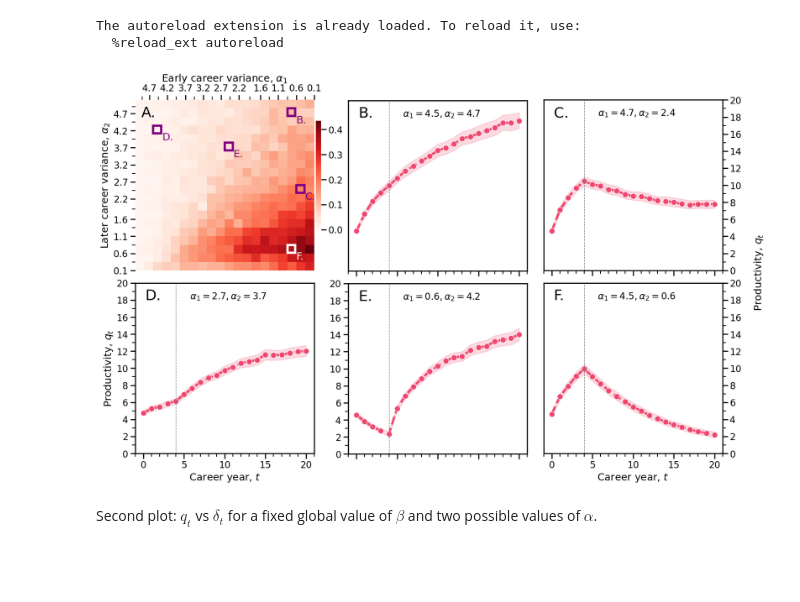
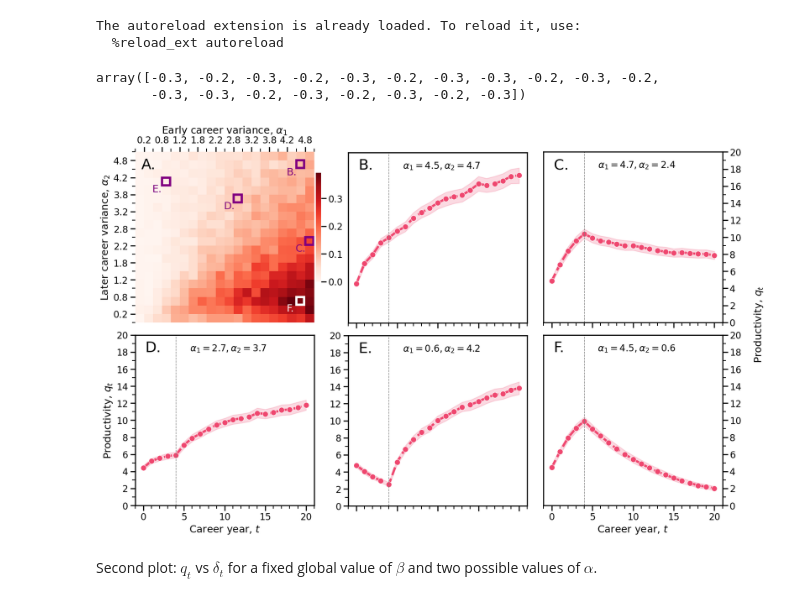
Before and after one commit to samzhang111/faculty-trajectories, a Jupyter notebook: fit/note/Simulations of simplified model vs. canonical trajectory.ipynb, the cells around one changed output. Drawn from its saved outputs; the diff is of its cells as text; code cells hidden in the pictures; blank space fills up the shorter version.

```diff
--- a/fit/note/Simulations of simplified model vs. canonical trajectory.ipynb
+++ b/fit/note/Simulations of simplified model vs. canonical trajectory.ipynb
@@ -112,8 +112,13 @@ shown_labels_loc = (np.concatenate(([0], minor_labels))[:-1] + minor_labels)/2
+# %%
+heatmap_labels[:-1] - heatmap_labels[1:]
+# %% [output]
+array([-0.3, -0.2, -0.3, -0.2, -0.3, -0.2, -0.3, -0.3, -0.2, -0.3, -0.2,
+       -0.3, -0.3, -0.2, -0.3, -0.2, -0.3, -0.2, -0.3])
 # %%
 def data_to_grid_space(axis, alpha1, alpha2):
     x_ix = np.where(heatmap_labels == alpha1)[0][0]
     y_ix = np.where(heatmap_labels == alpha2)[0][0]
-    return x_ix, len(heatmap_labels) - y_ix - 1
+    return x_ix + 1, len(heatmap_labels) - y_ix - 1
 
 
 def annotate_square(axis, alpha1, alpha2, inset_loc, color="black"):
@@ -125,7 +130,7 @@ def annotate_square(axis, alpha1, alpha2, inset_loc, color="black"):
 def annotate_square_lab(axis, alpha1, alpha2, lab, color="purple"):
     xy = data_to_grid_space(ax_A, alpha1, alpha2)
     axis.add_patch(patches.Rectangle(xy, 0.9, 0.9, edgecolor=color, lw=4, fill=False))
-    axis.text(xy[0] + 1, xy[1] + 1.7, lab, color=color)
+    axis.text(xy[0] - 1.1, xy[1] + 1.7, lab, color=color)
 
 inset_width = "30%"
 inset_height = "47%"
@@ -177,14 +182,25 @@ g = sns.heatmap(
         'anchor': (-3.83, 0.9)
     }
 )
-ax_A.set_xticks(minor_labels)
-ax_A.set_xticklabels(shown_labels[::-1] / 4)
-ax_A.set_yticks(minor_labels)
-ax_A.set_yticklabels(shown_labels[::-1] / 4)
+#ax_A.set_xticks(minor_labels - (minor_labels[1] - minor_labels[0]))
+#ax_A.set_xticks(shown_labels)
+#ax_A.set_yticks(shown_labels)
+#ax_A.set_yticklabels(shown_labels[::-1] / 4)
 
-ax_A.yaxis.set_minor_locator(FixedLocator(shown_labels_loc))
-ax_A.xaxis.set_minor_locator(FixedLocator(shown_labels_loc))
+heatmap_grid = np.linspace(0, heatmap_labels[-1]*4, 11)
 
+heatmap_grid_delta = heatmap_grid[1] - heatmap_grid[0]
+heatmap_grid_major = heatmap_grid + (heatmap_grid_delta)/2
+ax_A.set_xticks(heatmap_grid_major)
+ax_A.set_yticks(heatmap_grid_major)
+ax_A.set_xticklabels((heatmap_grid_major / 4).round(1))
+ax_A.set_yticklabels(((heatmap_grid_major[::-1] - heatmap_grid_delta) / 4).round(1))
+
+
+ax_A.yaxis.set_minor_locator(FixedLocator(heatmap_grid))
+ax_A.xaxis.set_minor_locator(FixedLocator(heatmap_grid))
+ax_A.set_xlim([0, heatmap_labels[-1]*4])
+ax_A.set_ylim([heatmap_labels[-1]*4, 0])
 
 ax_A.set_xlabel("Early career variance, $\\alpha_1$")
 ax_A.set_ylabel("Later career variance, $\\alpha_2$")
@@ -225,45 +241,45 @@ stylize_axis(ax2, lab="C.")
 shift_trans = ScaledTranslation(-0.04, -0.0765, ax.transAxes)
 ax3 = inset_axes(ax, width=inset_width, height=inset_height, loc="upper center", bbox_transform=shift_trans)
 plot_trajectories(ax3, simulate_trajectories_using_fixed_mode(
     make_parameters(4.5, 4.7), alpha_q0, global_mode=global_mode_fixed, n=1000), label="$\\alpha_1=4.5, \\alpha_2=4.7$")
 ax3.set_ylabel(None)
 ax3.set_yticklabels([])
 setup_xticks(ax3)
 ax3.yaxis.set_ticks_position('none')
 stylize_axis(ax3, lab="B.")
 
+ax5 = inset_axes(ax, width="30%", height="47%", loc="lower center", bbox_transform=shift_trans)
+plot_trajectories(ax5, simulate_trajectories_using_fixed_mode(
+    make_parameters(0.6, 4.2), alpha_q0, global_mode=global_mode_fixed, n=1000), label="$\\alpha_1=0.6, \\alpha_2=4.2$")
+shift_trans_lab = ScaledTranslation(0, -0.3, ax.transAxes)
+
+setup_xticks(ax5)
+stylize_axis(ax5, lab="E.")
+
 ax4 = inset_axes(ax, width=inset_width, height=inset_height, loc="lower left")
 
 plot_trajectories(ax4, simulate_trajectories_using_fixed_mode(
     make_parameters(2.7, 3.7), alpha_q0, global_mode=global_mode_fixed, n=1000), label="$\\alpha_1=2.7, \\alpha_2=3.7$")
 setup_xticks(ax4, show_labels=True)
 ax4.set_ylabel("Productivity, $q_t$")
 stylize_axis(ax4, lab="D.")
 
-
-ax5 = inset_axes(ax, width="30%", height="47%", loc="lower center", bbox_transform=shift_trans)
-plot_trajectories(ax5, simulate_trajectories_using_fixed_mode(
-    make_parameters(0.6, 4.2), alpha_q0, global_mode=global_mode_fixed, n=1000), label="$\\alpha_1=0.6, \\alpha_2=4.2$")
-shift_trans_lab = ScaledTranslation(0, -0.3, ax.transAxes)
-
-setup_xticks(ax5)
-stylize_axis(ax5, lab="E.")
 
 #annotate_square(ax_A, 4.5, 0.6, inset_loc=(5, 0.6), color="white")
 #annotate_square(ax_A, 4.7, 2.4, inset_loc=(5,5))
 #annotate_square(ax_A, 4.5, 4.7, inset_loc=(4.2, 5))
 #annotate_square(ax_A, 2.7, 3.7, inset_loc=(0.1, 5))
 #annotate_square(ax_A, 0.6, 4.2, inset_loc=(0.1, 4.2))
 
 annotate_square_lab(ax_A, 4.5, 0.6, lab="F.", color="white")
 annotate_square_lab(ax_A, 4.7, 2.4, lab="C.")
 annotate_square_lab(ax_A, 4.5, 4.7, lab="B.")
-annotate_square_lab(ax_A, 2.7, 3.7, lab="E.")
-annotate_square_lab(ax_A, 0.6, 4.2, lab="D.")
+annotate_square_lab(ax_A, 2.7, 3.7, lab="D.")
+annotate_square_lab(ax_A, 0.6, 4.2, lab="E.")
 
-plt.savefig("../output/heatmap.pdf", bbox_inches='tight')
+plt.savefig(here("fit/output/heatmap.pdf"), bbox_inches='tight')
 # %% [output]
-[figure, old version]
+[figure, new version]
 # %% [markdown]
 Second plot: $q_t$ vs $\delta_t$ for a fixed global value of $\beta$ and two possible values of $\alpha$.
 # %%
```
Also changed, not shown: parts of 2 cells of this notebook, 5 other files.
